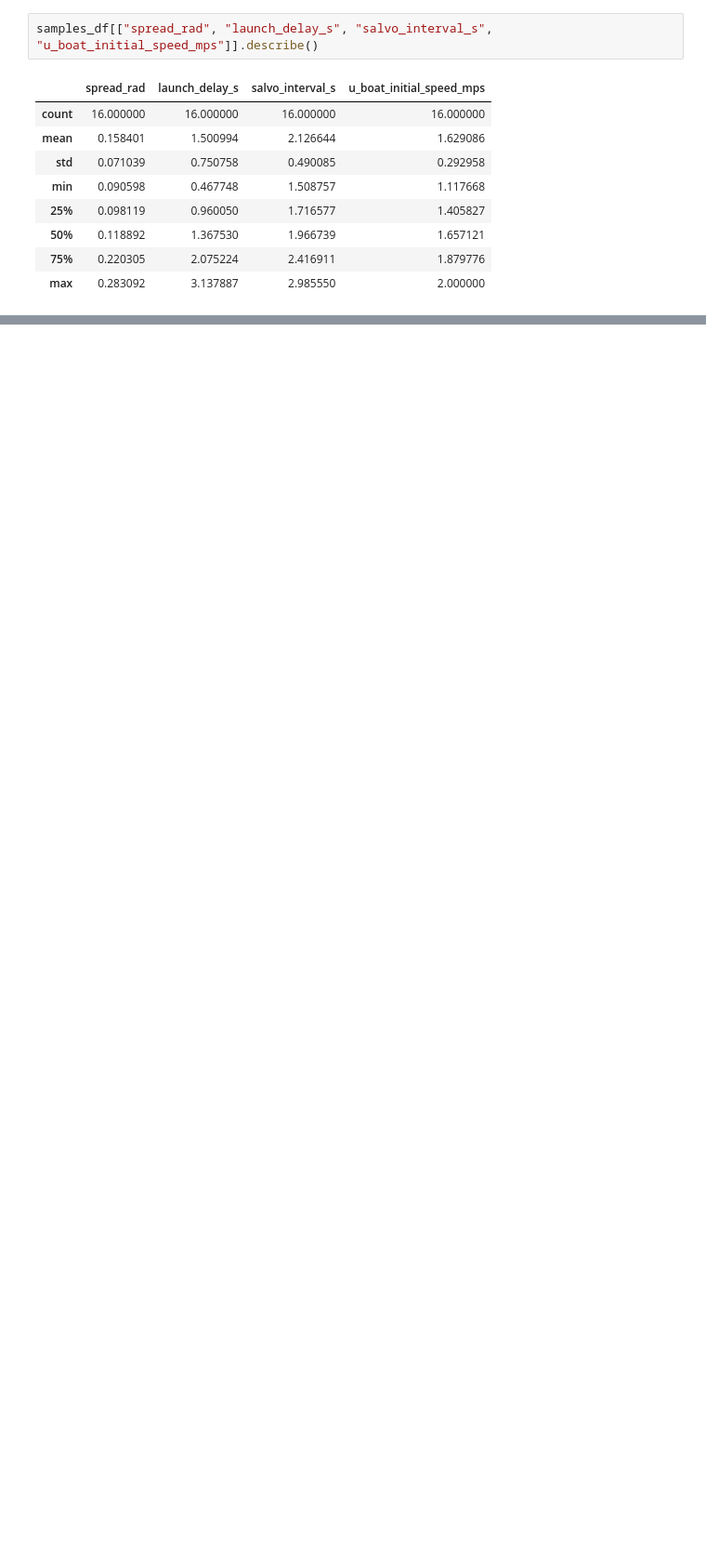
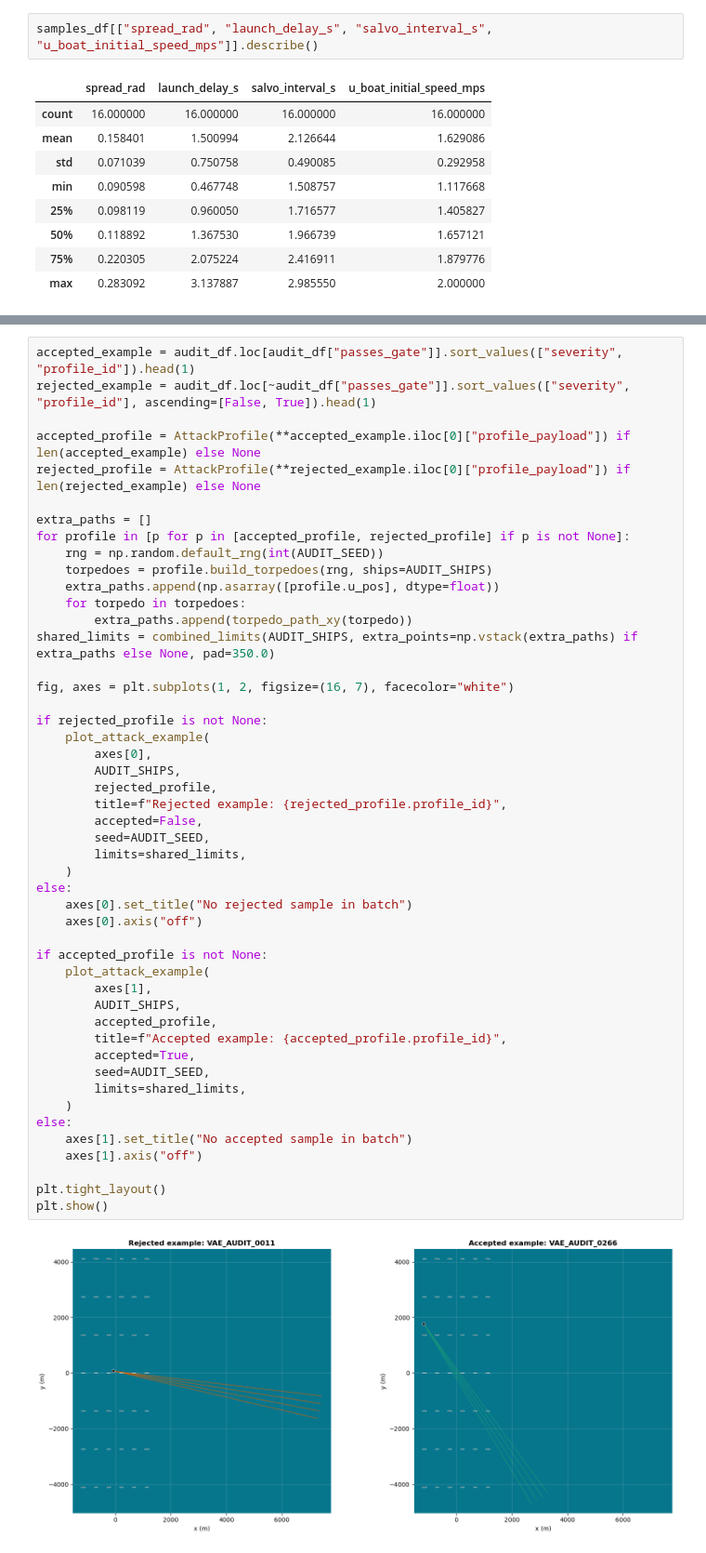
Before and after one commit to MAP9900/Convoy-Layout-Project, a Jupyter notebook: notebooks/vae_exploration.ipynb, the cells around one changed output, grey strips where cells are left out. Shown at 93% size. Drawn from its saved outputs; the diff is of its cells as text; blank space fills up the shorter version.

```diff
--- a/notebooks/vae_exploration.ipynb
+++ b/notebooks/vae_exploration.ipynb
@@ -470,0 +848,50 @@ samples_df[["spread_rad", "launch_delay_s", "salvo_interval_s", "u_boat_initial_
+# %%
+accepted_example = audit_df.loc[audit_df["passes_gate"]].sort_values(["severity", "profile_id"]).head(1)
+rejected_example = audit_df.loc[~audit_df["passes_gate"]].sort_values(["severity", "profile_id"], ascending=[False, True]).head(1)
+
+accepted_profile = AttackProfile(**accepted_example.iloc[0]["profile_payload"]) if len(accepted_example) else None
+rejected_profile = AttackProfile(**rejected_example.iloc[0]["profile_payload"]) if len(rejected_example) else None
+
+extra_paths = []
+for profile in [p for p in [accepted_profile, rejected_profile] if p is not None]:
+    rng = np.random.default_rng(int(AUDIT_SEED))
+    torpedoes = profile.build_torpedoes(rng, ships=AUDIT_SHIPS)
+    extra_paths.append(np.asarray([profile.u_pos], dtype=float))
+    for torpedo in torpedoes:
+        extra_paths.append(torpedo_path_xy(torpedo))
+shared_limits = combined_limits(AUDIT_SHIPS, extra_points=np.vstack(extra_paths) if extra_paths else None, pad=350.0)
+
+fig, axes = plt.subplots(1, 2, figsize=(16, 7), facecolor="white")
+
+if rejected_profile is not None:
+    plot_attack_example(
+        axes[0],
+        AUDIT_SHIPS,
+        rejected_profile,
+        title=f"Rejected example: {rejected_profile.profile_id}",
+        accepted=False,
+        seed=AUDIT_SEED,
+        limits=shared_limits,
+    )
+else:
+    axes[0].set_title("No rejected sample in batch")
+    axes[0].axis("off")
+
+if accepted_profile is not None:
+    plot_attack_example(
+        axes[1],
+        AUDIT_SHIPS,
+        accepted_profile,
+        title=f"Accepted example: {accepted_profile.profile_id}",
+        accepted=True,
+        seed=AUDIT_SEED,
+        limits=shared_limits,
+    )
+else:
+    axes[1].set_title("No accepted sample in batch")
+    axes[1].axis("off")
+
+plt.tight_layout()
+plt.show()
+# %% [output]
+[figure, added]
```
Also changed, not shown: parts of 18 cells of this notebook, 2 other files.
